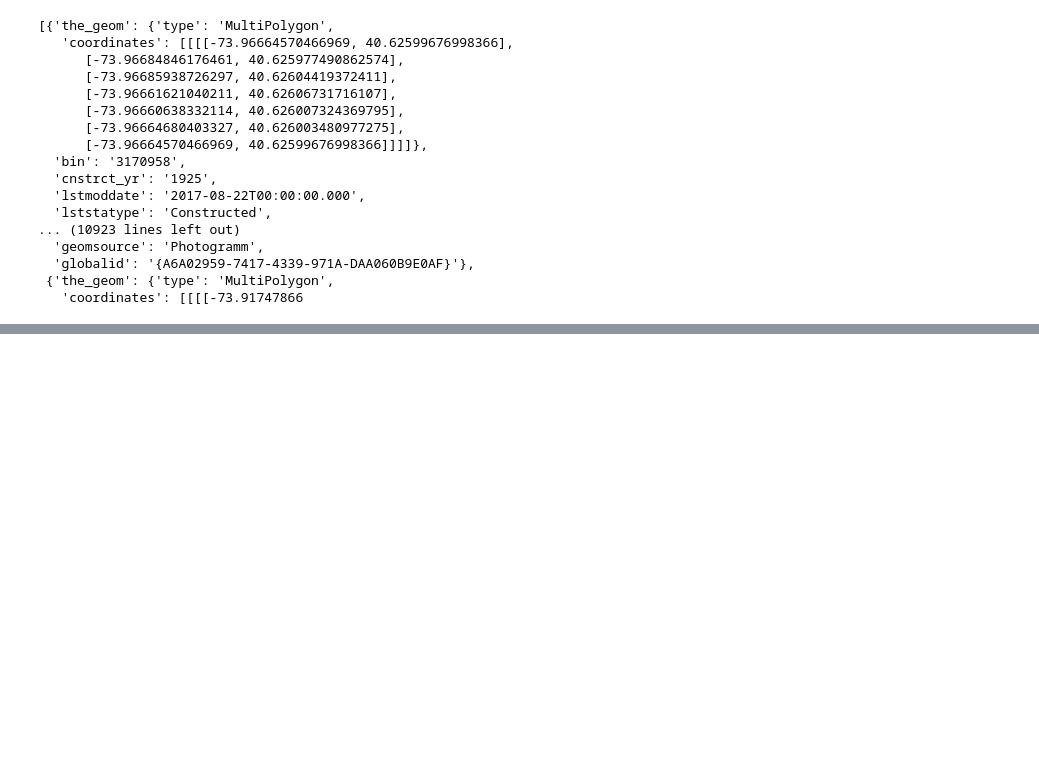
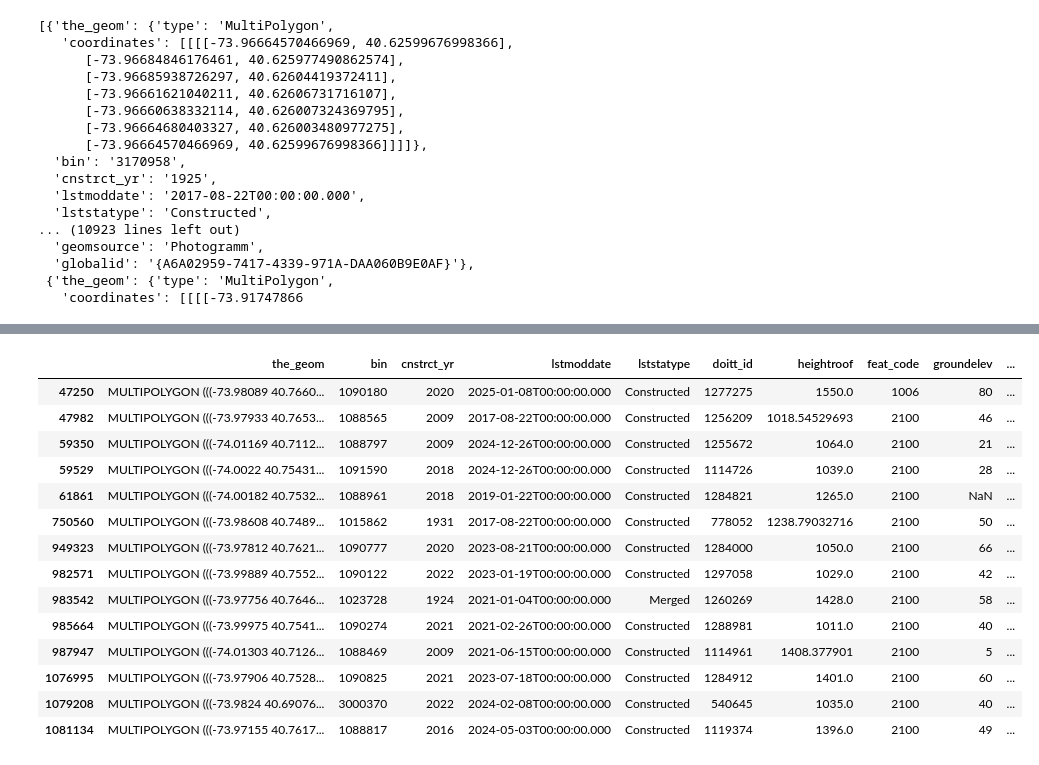
Before and after one commit to hoanglinh171/ey_challenge, a Jupyter notebook: data_pipeline/pipeline.ipynb, the cells around one changed output, grey strips where cells are left out. Saved outputs shown, nothing was run; the diff lists cells and outputs as text; code cells hidden in the pictures; blank space fills up the shorter version.

```diff
--- a/data_pipeline/pipeline.ipynb
+++ b/data_pipeline/pipeline.ipynb
@@ -218,0 +296,18 @@ with open("nyc_data.geojson", "w", encoding="utf-8") as f:
+# %%
+df[df['heightroof'].astype('float') > 1000].to_crs(epsg=4326)
+# %% [output]
+|  | the_geom | bin | cnstrct_yr | lstmoddate | lststatype | doitt_id | heightroof | feat_code | groundelev | ... |
+| 47250 | MULTIPOLYGON (((-73.98089 40.7660... | 1090180 | 2020 | 2025-01-08T00:00:00.000 | Constructed | 1277275 | 1550.0 | 1006 | 80 | ... |
+| 47982 | MULTIPOLYGON (((-73.97933 40.7653... | 1088565 | 2009 | 2017-08-22T00:00:00.000 | Constructed | 1256209 | 1018.54529693 | 2100 | 46 | ... |
+| 59350 | MULTIPOLYGON (((-74.01169 40.7112... | 1088797 | 2009 | 2024-12-26T00:00:00.000 | Constructed | 1255672 | 1064.0 | 2100 | 21 | ... |
+| 59529 | MULTIPOLYGON (((-74.0022 40.75431... | 1091590 | 2018 | 2024-12-26T00:00:00.000 | Constructed | 1114726 | 1039.0 | 2100 | 28 | ... |
+| 61861 | MULTIPOLYGON (((-74.00182 40.7532... | 1088961 | 2018 | 2019-01-22T00:00:00.000 | Constructed | 1284821 | 1265.0 | 2100 | NaN | ... |
+| 750560 | MULTIPOLYGON (((-73.98608 40.7489... | 1015862 | 1931 | 2017-08-22T00:00:00.000 | Constructed | 778052 | 1238.79032716 | 2100 | 50 | ... |
+| 949323 | MULTIPOLYGON (((-73.97812 40.7621... | 1090777 | 2020 | 2023-08-21T00:00:00.000 | Constructed | 1284000 | 1050.0 | 2100 | 66 | ... |
+| 982571 | MULTIPOLYGON (((-73.99889 40.7552... | 1090122 | 2022 | 2023-01-19T00:00:00.000 | Constructed | 1297058 | 1029.0 | 2100 | 42 | ... |
+| 983542 | MULTIPOLYGON (((-73.97756 40.7646... | 1023728 | 1924 | 2021-01-04T00:00:00.000 | Merged | 1260269 | 1428.0 | 2100 | 58 | ... |
+| 985664 | MULTIPOLYGON (((-73.99975 40.7541... | 1090274 | 2021 | 2021-02-26T00:00:00.000 | Constructed | 1288981 | 1011.0 | 2100 | 40 | ... |
+| 987947 | MULTIPOLYGON (((-74.01303 40.7126... | 1088469 | 2009 | 2021-06-15T00:00:00.000 | Constructed | 1114961 | 1408.377901 | 2100 | 5 | ... |
+| 1076995 | MULTIPOLYGON (((-73.97906 40.7528... | 1090825 | 2021 | 2023-07-18T00:00:00.000 | Constructed | 1284912 | 1401.0 | 2100 | 60 | ... |
+| 1079208 | MULTIPOLYGON (((-73.9824 40.69076... | 3000370 | 2022 | 2024-02-08T00:00:00.000 | Constructed | 540645 | 1035.0 | 2100 | 40 | ... |
+| 1081134 | MULTIPOLYGON (((-73.97155 40.7617... | 1088817 | 2016 | 2024-05-03T00:00:00.000 | Constructed | 1119374 | 1396.0 | 2100 | 49 | ... |
```
Also changed, not shown: parts of 9 cells of this notebook, 4 other files.
